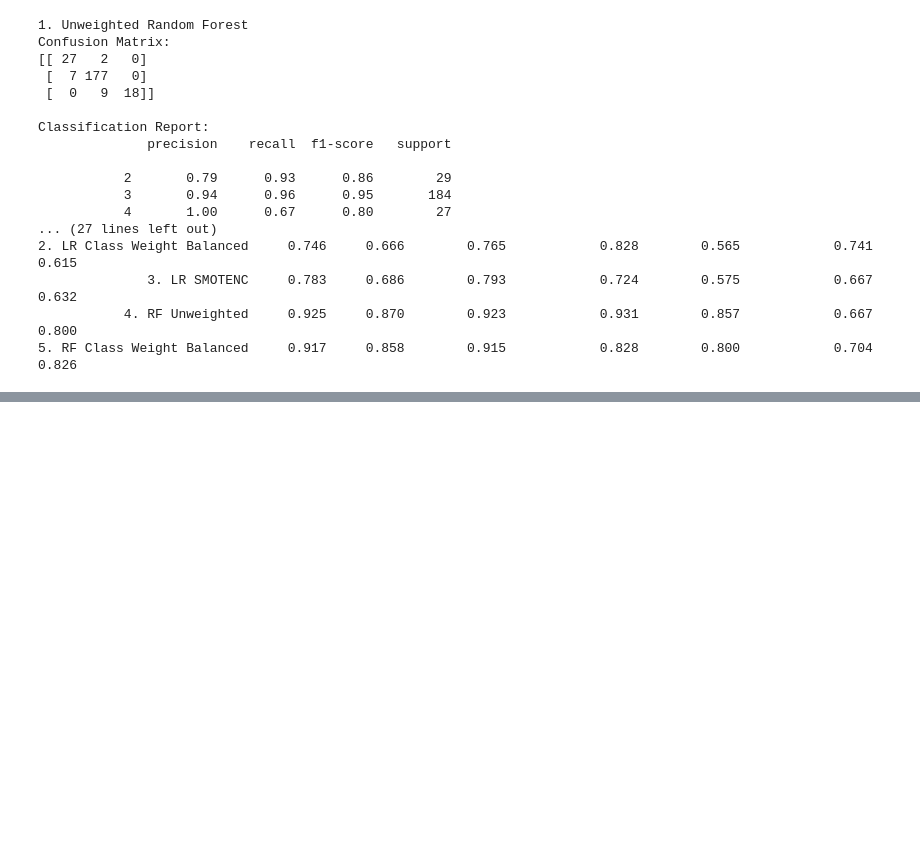
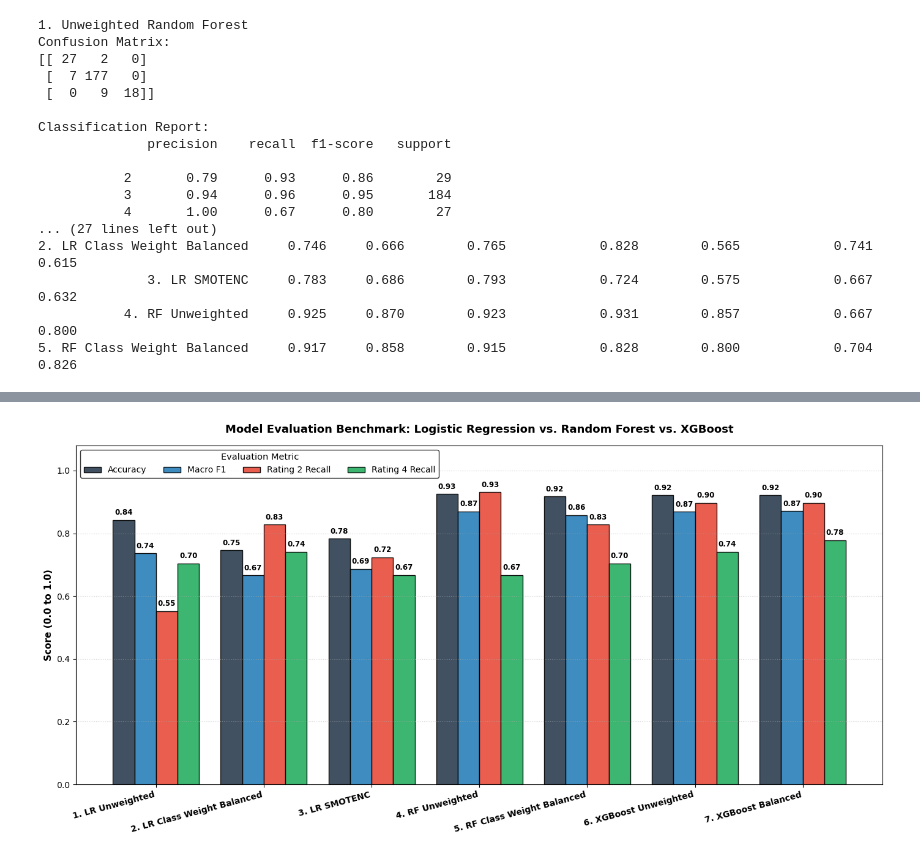
Before and after one commit to GiannaSal/employee_performance, a Jupyter notebook: src/data_processing/data_exploratory_analysis.ipynb, the cells around one changed output, grey strips where cells are left out. Cells and saved outputs as stored; diff of their text form; code cells hidden in the pictures; blank space fills up the shorter version.

Commit message:
xgboost done

```diff
--- a/src/data_processing/data_exploratory_analysis.ipynb
+++ b/src/data_processing/data_exploratory_analysis.ipynb
@@ -1543,0 +1643,68 @@ Classification Report:
+# %%
+import matplotlib.pyplot as plt
+import numpy as np
+
+# Use master_df directly from your previous cell
+metrics = ["Accuracy", "Macro F1", "Rating 2 Recall", "Rating 4 Recall"]
+colors = ["#2c3e50", "#2980b9", "#e74c3c", "#27ae60"]
+
+x = np.arange(len(master_df["Model"]))
+width = 0.20  # Width of each bar
+
+fig, ax = plt.subplots(figsize=(14, 7))
+
+# Plot each metric as a bar group with its own colour in the legend
+for i, (metric, color) in enumerate(zip(metrics, colors)):
+    offset = (i - 1.5) * width
+    bars = ax.bar(
+        x + offset,
+        master_df[metric],
+        width,
+        label=metric,
+        color=color,
+        edgecolor="black",
+        alpha=0.9
+    )
+
+    # Add exact score labels on top of each bar
+    for bar in bars:
+        height = bar.get_height()
+        ax.annotate(
+            f"{height:.2f}",
+            xy=(bar.get_x() + bar.get_width() / 2, height),
+            xytext=(0, 4),
+            textcoords="offset points",
+            ha="center",
+            va="bottom",
+            fontsize=8.5,
+            fontweight="bold"
+        )
+
+ax.set_ylabel("Score (0.0 to 1.0)", fontsize=11, fontweight="bold")
+ax.set_title(
+    "Model Evaluation Benchmark: Logistic Regression vs. Random Forest vs. XGBoost",
+    fontsize=13,
+    fontweight="bold",
+    pad=15
+)
+ax.set_xticks(x)
+ax.set_xticklabels(master_df["Model"], rotation=15, ha="right", fontsize=10, fontweight="bold")
+ax.set_ylim(0, 1.08)
+ax.grid(axis="y", linestyle=":", alpha=0.6)
+
+# Colour chart / legend
+ax.legend(
+    title="Evaluation Metric",
+    loc="upper left",
+    ncol=4,
+    frameon=True,
+    facecolor="white",
+    edgecolor="black",
+    fontsize=10,
+    title_fontsize=10.5
+)
+
+plt.tight_layout()
+plt.show()
+# %% [output]
+[figure, added]
```
Also changed, not shown: parts of 11 cells of this notebook.
